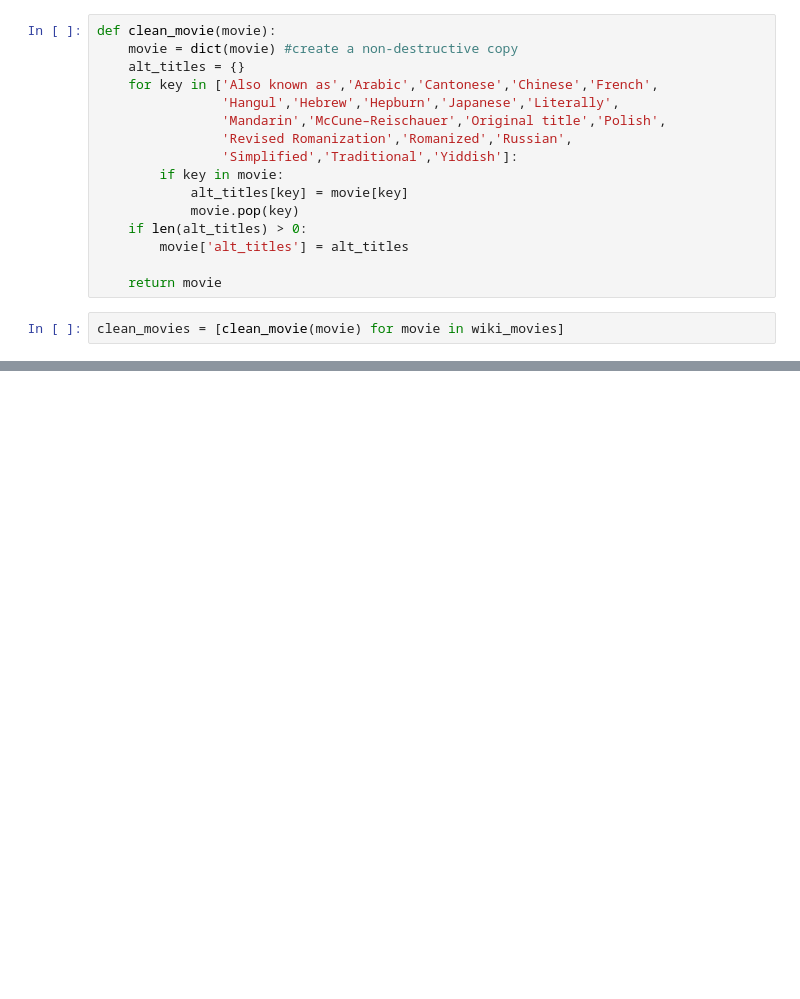
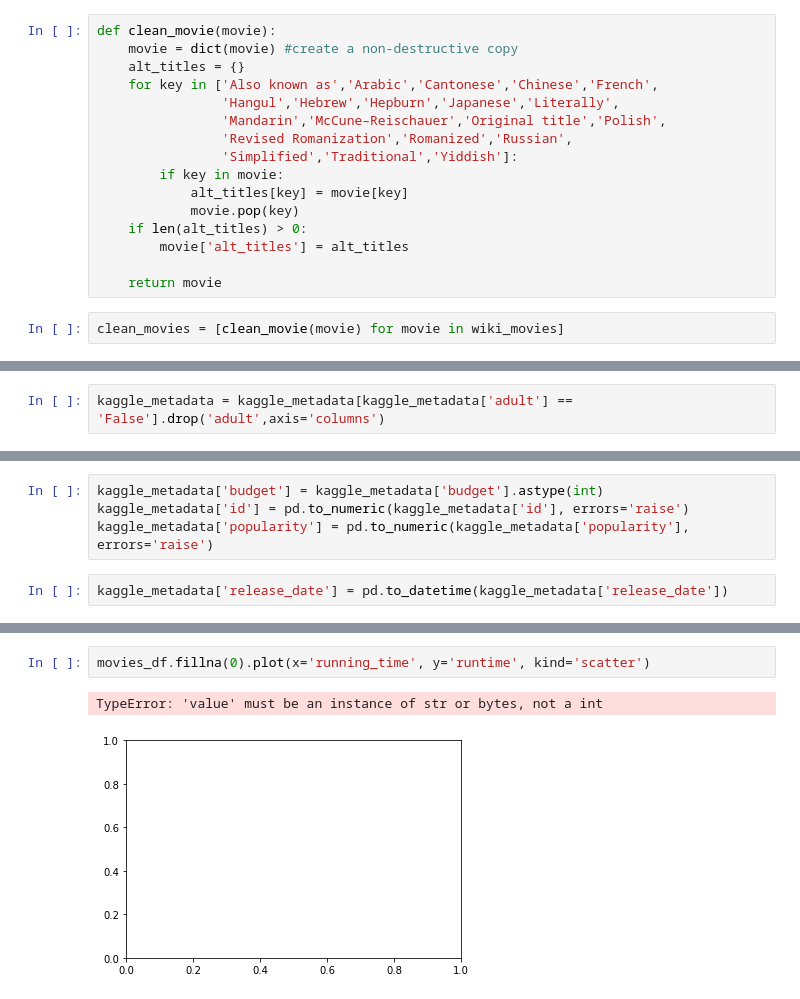
Before and after one commit to riavanitesh/Movies-ETL, a Jupyter notebook: Python 3.ipynb, the cells around one changed output, grey strips where cells are left out. Saved outputs shown, nothing was run; the diff lists cells and outputs as text; blank space fills up the shorter version.

```diff
--- a/Python 3.ipynb
+++ b/Python 3.ipynb
@@ -253,0 +690,2 @@ sorted(wiki_movies_df.columns.tolist())
+# %%
+kaggle_metadata = kaggle_metadata[kaggle_metadata['adult'] == 'False'].drop('adult',axis='columns')
@@ -253,0 +713,6 @@ sorted(wiki_movies_df.columns.tolist())
+# %%
+kaggle_metadata['budget'] = kaggle_metadata['budget'].astype(int)
+kaggle_metadata['id'] = pd.to_numeric(kaggle_metadata['id'], errors='raise')
+kaggle_metadata['popularity'] = pd.to_numeric(kaggle_metadata['popularity'], errors='raise')
+# %%
+kaggle_metadata['release_date'] = pd.to_datetime(kaggle_metadata['release_date'])
@@ -253,0 +805,5 @@ sorted(wiki_movies_df.columns.tolist())
+# %%
+movies_df.fillna(0).plot(x='running_time', y='runtime', kind='scatter')
+# %% [output]
+TypeError: 'value' must be an instance of str or bytes, not a int
+[figure, added]
```
Also changed, not shown: parts of 71 cells of this notebook.
